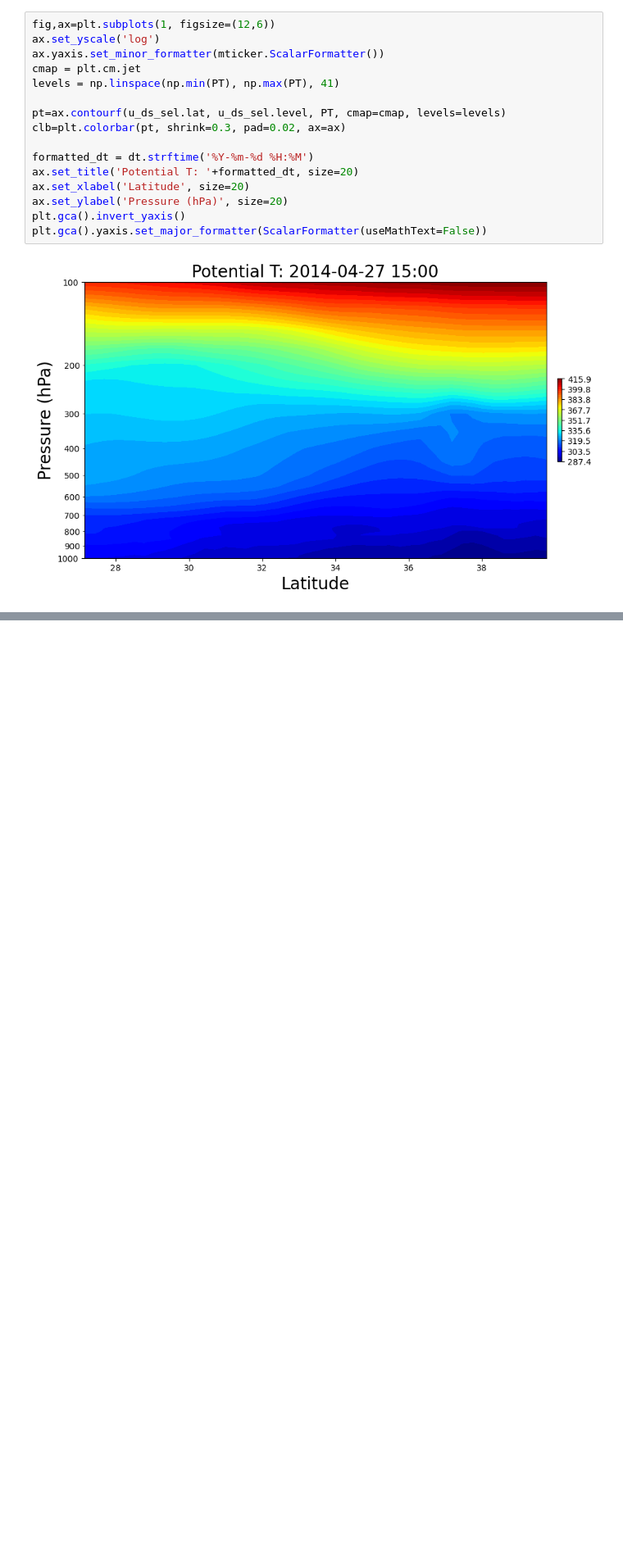
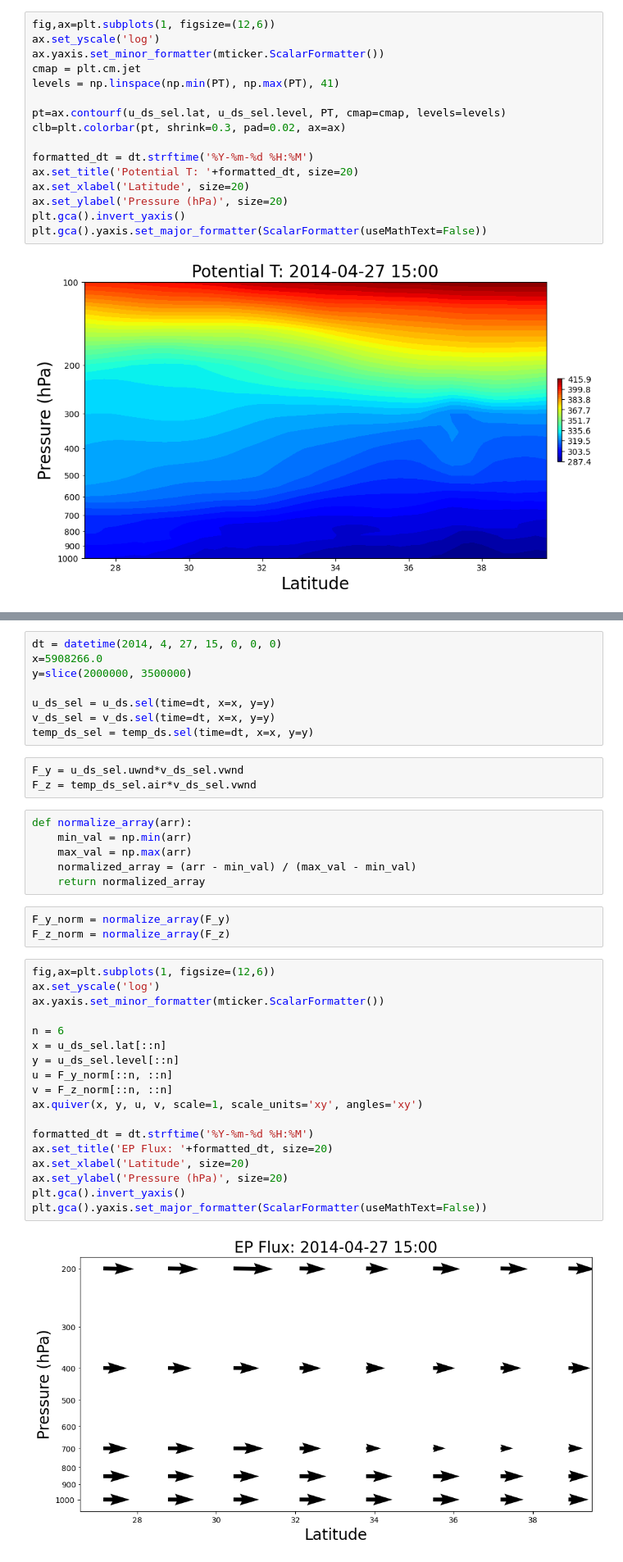
Before and after one commit to jesseturner/Dust_Plumes, a Jupyter notebook: MeridionalCrossSection.ipynb, the cells around one changed output, grey strips where cells are left out. Shown at 82% size. Drawn from its saved outputs; the diff is of its cells as text; blank space fills up the shorter version.

```diff
--- a/MeridionalCrossSection.ipynb
+++ b/MeridionalCrossSection.ipynb
@@ -112,0 +156,40 @@ plt.gca().yaxis.set_major_formatter(ScalarFormatter(useMathText=False))
+# %%
+dt = datetime(2014, 4, 27, 15, 0, 0, 0)
+x=5908266.0
+y=slice(2000000, 3500000)
+
+u_ds_sel = u_ds.sel(time=dt, x=x, y=y)
+v_ds_sel = v_ds.sel(time=dt, x=x, y=y)
+temp_ds_sel = temp_ds.sel(time=dt, x=x, y=y)
+# %%
+F_y = u_ds_sel.uwnd*v_ds_sel.vwnd
+F_z = temp_ds_sel.air*v_ds_sel.vwnd
+# %%
+def normalize_array(arr):
+    min_val = np.min(arr)
+    max_val = np.max(arr)
+    normalized_array = (arr - min_val) / (max_val - min_val)
+    return normalized_array
+# %%
+F_y_norm = normalize_array(F_y)
+F_z_norm = normalize_array(F_z)
+# %%
+fig,ax=plt.subplots(1, figsize=(12,6))
+ax.set_yscale('log')
+ax.yaxis.set_minor_formatter(mticker.ScalarFormatter())
+
+n = 6
+x = u_ds_sel.lat[::n]
+y = u_ds_sel.level[::n]
+u = F_y_norm[::n, ::n]
+v = F_z_norm[::n, ::n]
+ax.quiver(x, y, u, v, scale=1, scale_units='xy', angles='xy')
+
+formatted_dt = dt.strftime('%Y-%m-%d %H:%M')
+ax.set_title('EP Flux: '+formatted_dt, size=20)
+ax.set_xlabel('Latitude', size=20)
+ax.set_ylabel('Pressure (hPa)', size=20)
+plt.gca().invert_yaxis()
+plt.gca().yaxis.set_major_formatter(ScalarFormatter(useMathText=False))
+# %% [output]
+[figure, added]
```
Also changed, not shown: parts of 7 cells of this notebook, 1 other file.
